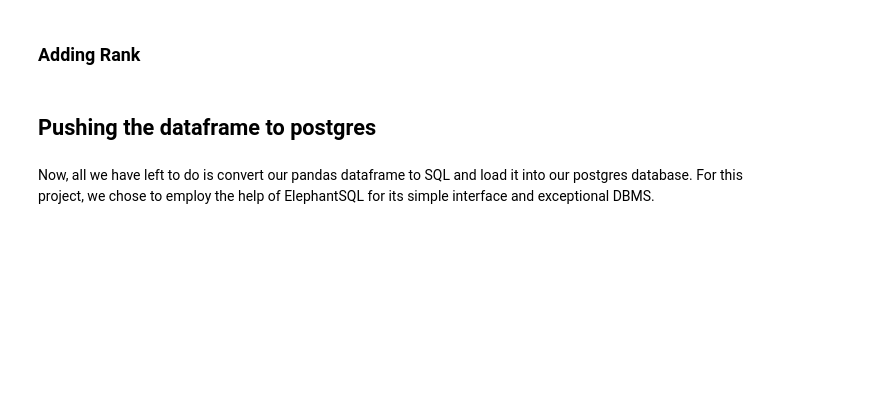
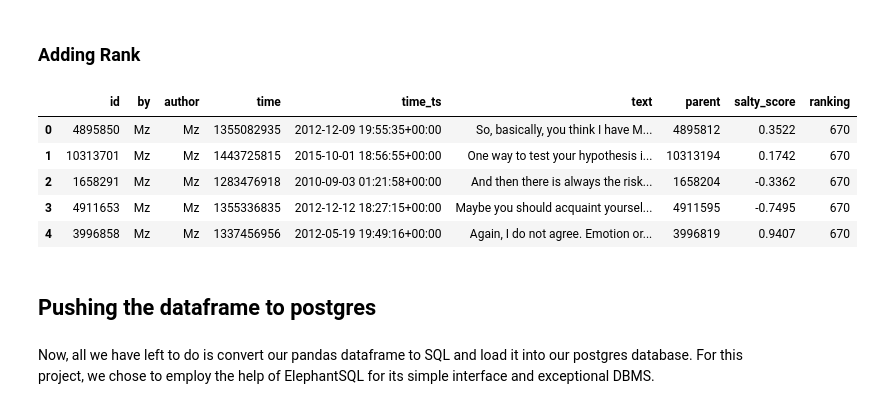
Before and after one commit to Build-Week-Hacker-News-Salty-Trolls/DS, a Jupyter notebook: notebooks/adding_sentiment_score_to_postgresql.ipynb, the cells around one changed output. Cells and saved outputs as stored; diff of their text form; code cells hidden in the pictures; blank space fills up the shorter version.

```diff
--- a/notebooks/adding_sentiment_score_to_postgresql.ipynb
+++ b/notebooks/adding_sentiment_score_to_postgresql.ipynb
@@ -168,5 +202,42 @@ comm_df.head()
 # %% [markdown]
 ### Adding Rank
+# %%
+def add_rank(df):
+
+    # Create separate dataframe based on user overall rank
+    # Reset index twice to get new numeric column
+    rank_df = df.groupby('author')['salty_score'].sum().sort_values(ascending=True).reset_index().reset_index()
+
+    # Add 1 to get the rank
+    rank_df['index'] = rank_df['index'] + 1
+
+    # Wrangle the rank_df
+    rank_df = rank_df[['index', 'author']]
+
+    # Change the rank_df column names
+    rank_df.columns = ['ranking', 'author']
+
+    # Left merge rank_df with original df on 'author' column
+    merged = pd.merge(df, rank_df, how='left', on='author')
+
+    # Wrangle merged dataframe
+    merged = merged.drop(columns=['ranking_x', 'deleted', 'dead'])
+
+    # Rename columns
+    merged.columns = ['id', 'by', 'author', 'time', 'time_ts',
+                      'text', 'parent', 'salty_score', 'ranking']
+
+    return merged
+# %%
+comm_df = add_rank(comm_df)
+comm_df.head()
+# %% [output]
+|  | id | by | author | time | time_ts | text | parent | salty_score | ranking |
+| 0 | 4895850 | Mz | Mz | 1355082935 | 2012-12-09 19:55:35+00:00 | So, basically, you think I have M... | 4895812 | 0.3522 | 670 |
+| 1 | 10313701 | Mz | Mz | 1443725815 | 2015-10-01 18:56:55+00:00 | One way to test your hypothesis i... | 10313194 | 0.1742 | 670 |
+| 2 | 1658291 | Mz | Mz | 1283476918 | 2010-09-03 01:21:58+00:00 | And then there is always the risk... | 1658204 | -0.3362 | 670 |
+| 3 | 4911653 | Mz | Mz | 1355336835 | 2012-12-12 18:27:15+00:00 | Maybe you should acquaint yoursel... | 4911595 | -0.7495 | 670 |
+| 4 | 3996858 | Mz | Mz | 1337456956 | 2012-05-19 19:49:16+00:00 | Again, I do not agree. Emotion or... | 3996819 | 0.9407 | 670 |
 # %% [markdown]
 ## Pushing the dataframe to postgres
 # %% [markdown]
```
Also changed, not shown: parts of 7 cells of this notebook, 2 other files.
